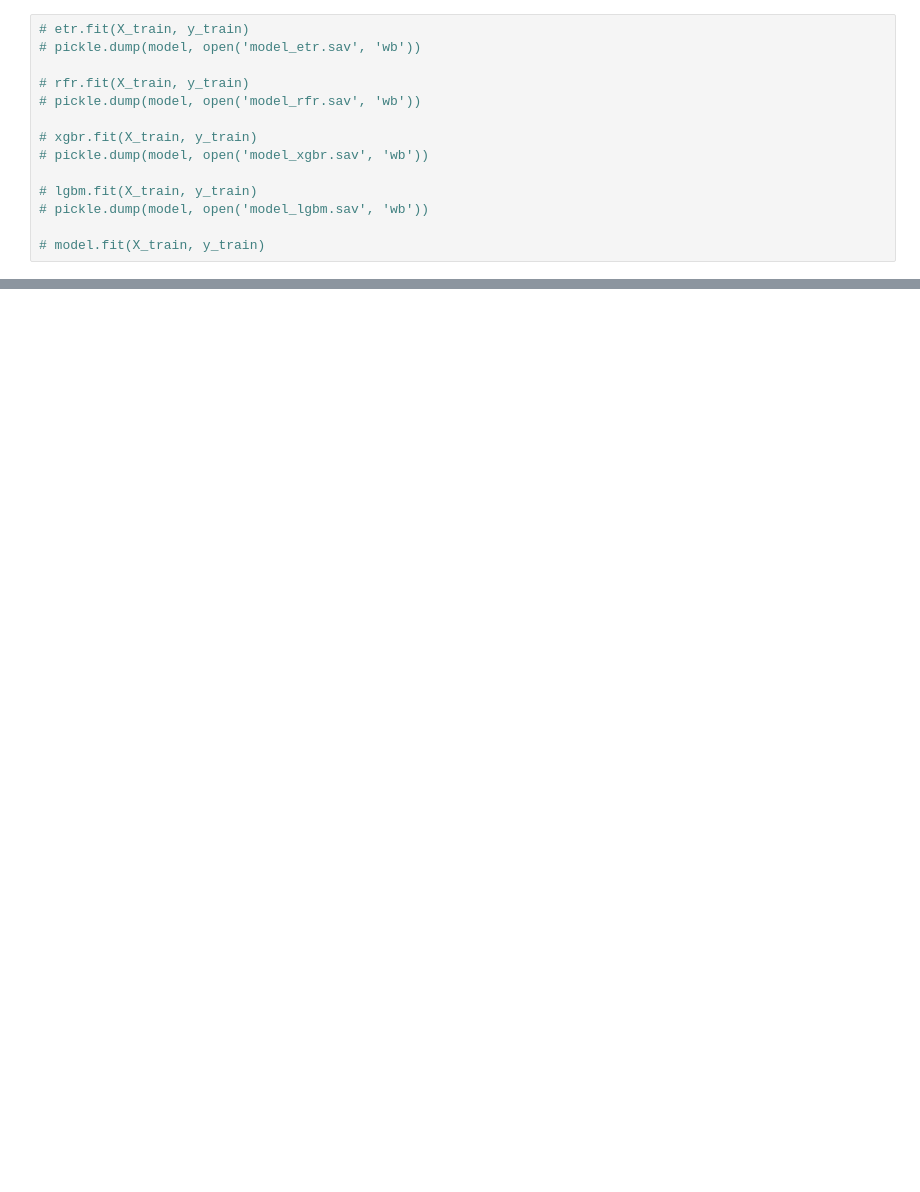
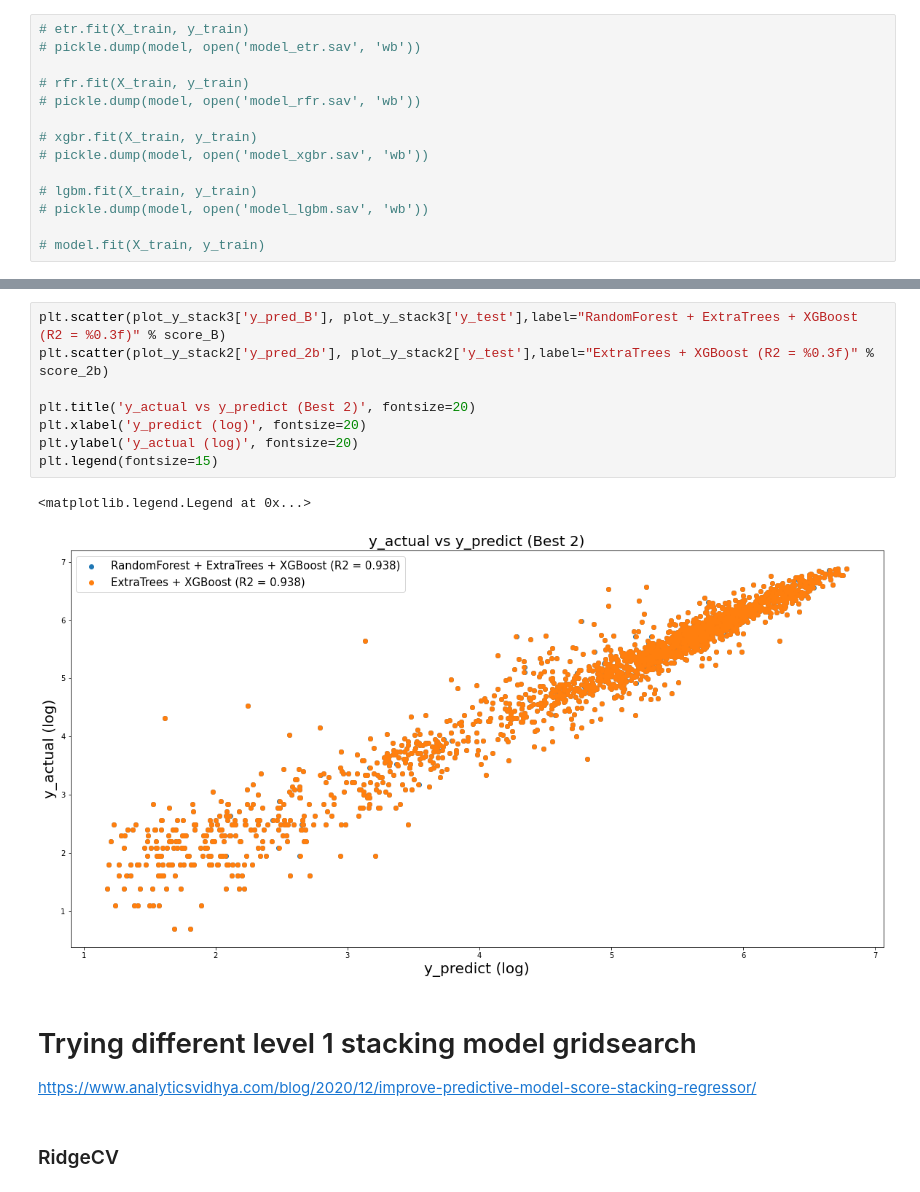
Before and after one commit to RudyBourez/Bike_Sharing, a Jupyter notebook: Modèles/Stacking_ML.ipynb, the cells around one changed output, grey strips where cells are left out. Saved outputs shown, nothing was run; the diff lists cells and outputs as text; blank space fills up the shorter version.

```diff
--- a/Modèles/Stacking_ML.ipynb
+++ b/Modèles/Stacking_ML.ipynb
@@ -367,0 +564,17 @@ ValueError: Invalid 'estimators' attribute, 'estimators' should be a list of (st
+# %%
+plt.scatter(plot_y_stack3['y_pred_B'], plot_y_stack3['y_test'],label="RandomForest + ExtraTrees + XGBoost (R2 = %0.3f)" % score_B)
+plt.scatter(plot_y_stack2['y_pred_2b'], plot_y_stack2['y_test'],label="ExtraTrees + XGBoost (R2 = %0.3f)" % score_2b)
+
+plt.title('y_actual vs y_predict (Best 2)', fontsize=20)
+plt.xlabel('y_predict (log)', fontsize=20)
+plt.ylabel('y_actual (log)', fontsize=20)
+plt.legend(fontsize=15)
+# %% [output]
+<matplotlib.legend.Legend at 0x...>
+[figure, added]
+# %% [markdown]
+# Trying different level 1 stacking model gridsearch
+
+https://www.analyticsvidhya.com/blog/2020/12/improve-predictive-model-score-stacking-regressor/
+# %% [markdown]
+### RidgeCV
```
Also changed, not shown: parts of 30 cells of this notebook, 1 other file.
